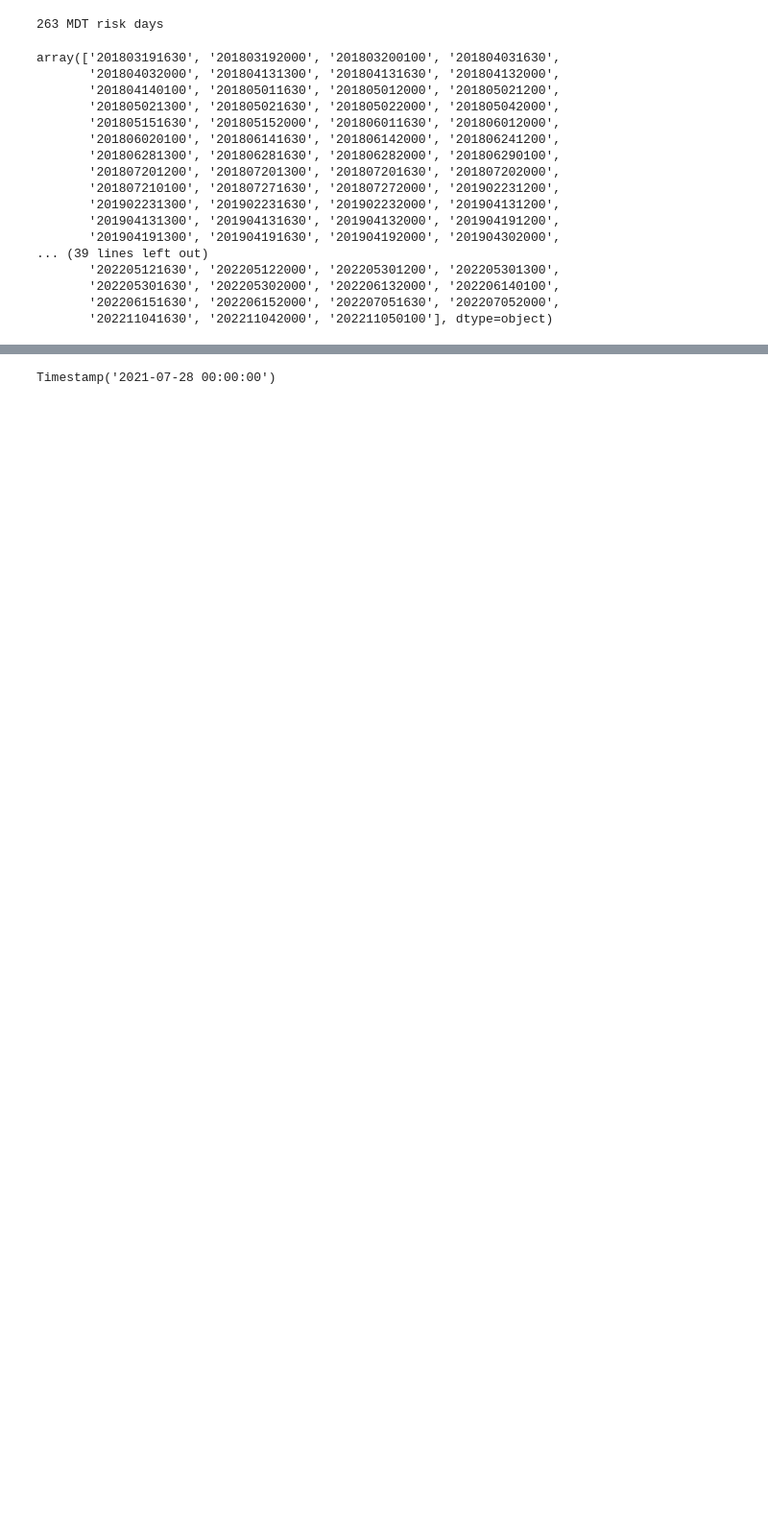
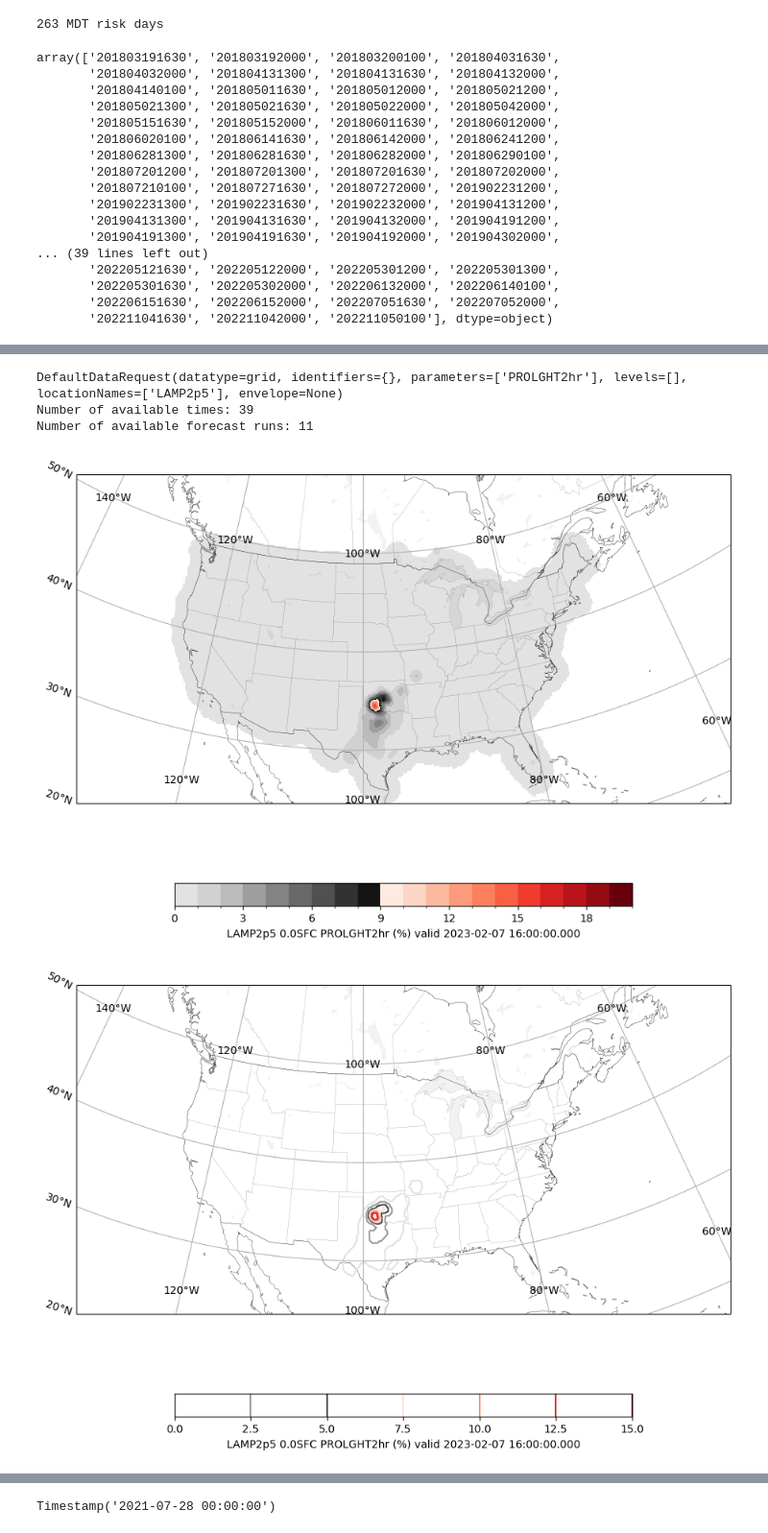
Before and after one commit to ahijevyc/machine-learning, a Jupyter notebook: lightning_prob.ipynb, the cells around one changed output, grey strips where cells are left out. Shown at 96% size. Saved outputs shown, nothing was run; the diff lists cells and outputs as text; code cells hidden in the pictures; blank space fills up the shorter version.

```diff
--- a/lightning_prob.ipynb
+++ b/lightning_prob.ipynb
@@ -187,3 +129,60 @@ cbar2.set_label(grid.getLocationName() +" "+ grid.getLevel() + " " \
+# %%
+from awips.dataaccess import DataAccessLayer
+if True:
+    DataAccessLayer.changeEDEXHost("edex-cloud.unidata.ucar.edu")
+    request = DataAccessLayer.newDataRequest()
+    request.setDatatype("grid")
+    request.setLocationNames("LAMP2p5")
+    request.setParameters("PROLGHT2hr")
+    #request.setLevels("2.0FHAG")
+
+    # Take a look at our request
+    print(request)
+
+    grid_locations = DataAccessLayer.getAvailableLevels(request)
+    grid_locations.sort()
+    list(grid_locations)
+
+    cycles = DataAccessLayer.getAvailableTimes(request, True)
+    times = DataAccessLayer.getAvailableTimes(request)
+    fcstRun = DataAccessLayer.getForecastRun(cycles[-1], times)
+
+    # Get the most recent grid data
+    response = DataAccessLayer.getGridData(request, [fcstRun[0]])
+
+    print('Number of available times:', len(times))
+    print('Number of available forecast runs:', len(fcstRun))
+
+    grid = response[0]
+    data = grid.getRawData()
+    lons, lats = grid.getLatLonCoords()
+    bbox = [lons.min(), lons.max(), lats.min(), lats.max()]
+
+    data[data == -999999] = np.nan
+    data.min()
+    np.nanmin(data)
+
+    fig, ax = make_map(bbox=bbox, projection = map_crs)
+    cs = ax.pcolormesh(lons, lats, data, cmap=cmap, norm=norm, transform=ccrs.PlateCarree())
+    cbar = fig.colorbar(cs, shrink=0.7, orientation='horizontal')
+    cbar.set_label(grid.getLocationName() +" "+ grid.getLevel() + " " \
+                   + grid.getParameter() + " (" + grid.getUnit() + ") " \
+                   + "valid " + str(grid.getDataTime().getRefTime()))
+
+    fig2, ax2 = make_map(bbox=bbox, projection=map_crs)
+    cs2 = ax2.contour(lons, lats, data, 80, cmap=cmap, levels=6,
+                      transform=ccrs.PlateCarree(),
+                      vmin=np.nanmin(data), vmax=np.nanmax(data))
+    cbar2 = fig2.colorbar(cs2, shrink=0.7, orientation='horizontal')
+    cbar2.set_label(grid.getLocationName() +" "+ grid.getLevel() + " " \
+                   + grid.getParameter() + " (" + grid.getUnit() + ") " \
+                   + "valid " + str(grid.getDataTime().getRefTime()))
+# %% [output]
+DefaultDataRequest(datatype=grid, identifiers={}, parameters=['PROLGHT2hr'], levels=[], locationNames=['LAMP2p5'], envelope=None)
+Number of available times: 39
+Number of available forecast runs: 11
+[figure, added]
+[figure, added]
 # %%
 from ml_functions import configs_match, get_argparser, get_features, get_savedmodel_path, load_df, rptdist2bool
 from sklearn.model_selection import KFold
```
Also changed, not shown: parts of 25 cells of this notebook, 4 other files.
